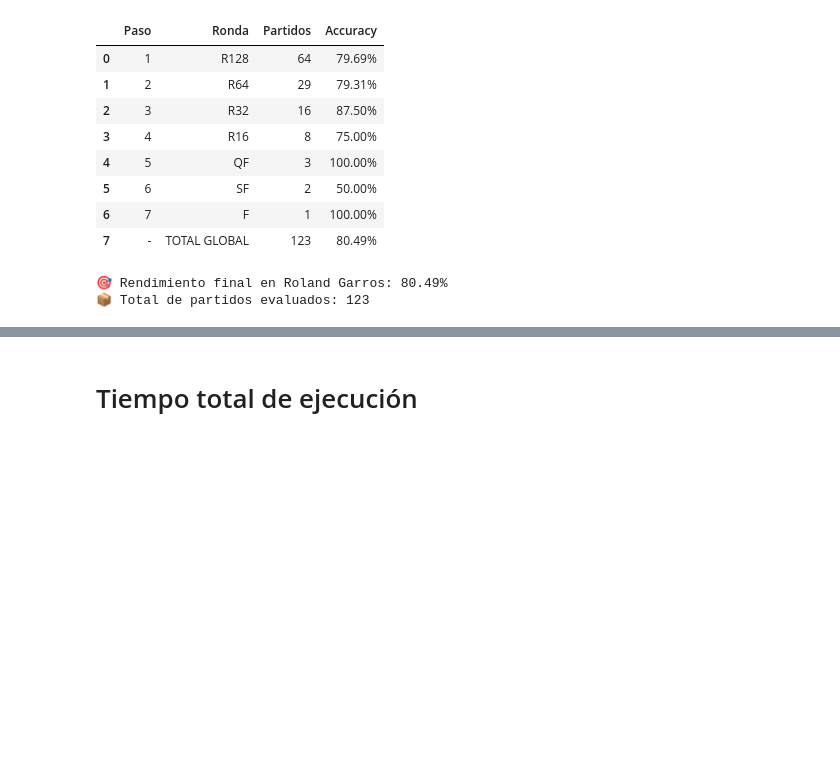
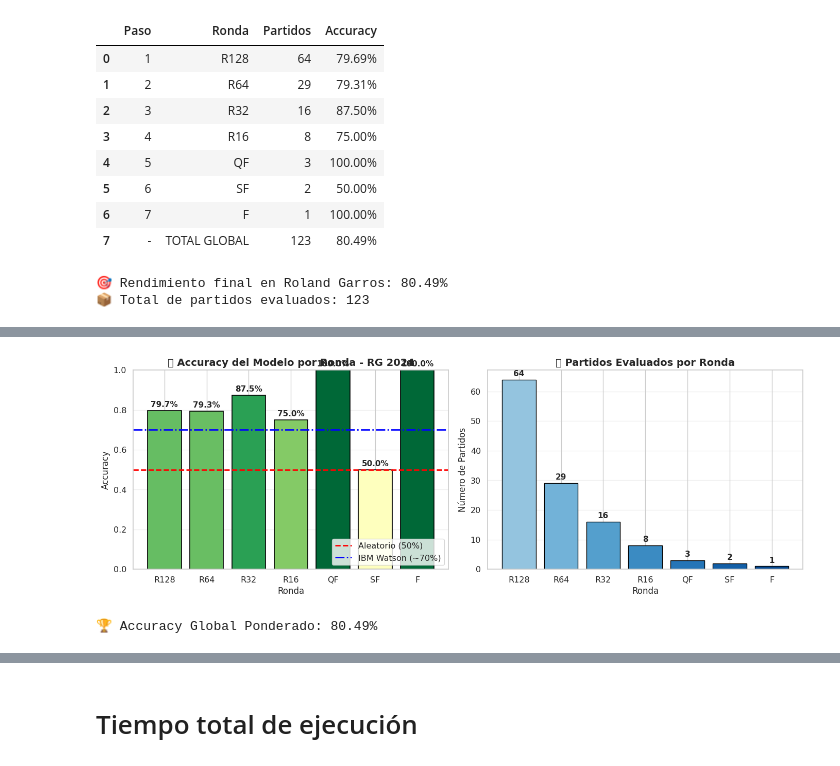
Before and after one commit to Sterrysx/Tennis-ML-APA, a Jupyter notebook: notebooks/03_extra_IBM.ipynb, the cells around one changed output, grey strips where cells are left out. Cells and saved outputs as stored; diff of their text form; code cells hidden in the pictures; blank space fills up the shorter version.

```diff
--- a/notebooks/03_extra_IBM.ipynb
+++ b/notebooks/03_extra_IBM.ipynb
@@ -343,0 +350,51 @@ print(f"📦 Total de partidos evaluados: {total_partidos}")
+# %%
+# =============================================================================
+# 📈 VISUALIZACIÓN 1: Accuracy por Ronda con Comparativa IBM
+# =============================================================================
+
+fig, axes = plt.subplots(1, 2, figsize=(14, 5))
+
+# --- Gráfico 1: Accuracy por Ronda ---
+ax1 = axes[0]
+colors_acc = plt.cm.RdYlGn(resumen_final['Accuracy'].values)
+bars = ax1.bar(resumen_final['Ronda'], resumen_final['Accuracy'], color=colors_acc, edgecolor='black', linewidth=1.2)
+
+# Línea de referencia (50% aleatorio)
+ax1.axhline(y=0.5, color='red', linestyle='--', linewidth=2, label='Aleatorio (50%)')
+# Línea de IBM aproximada (según datos públicos ~70%)
+ax1.axhline(y=0.70, color='blue', linestyle='-.', linewidth=2, label='IBM Watson (~70%)')
+
+# Etiquetas en barras
+for bar, acc in zip(bars, resumen_final['Accuracy']):
+    height = bar.get_height()
+    ax1.annotate(f'{acc:.1%}', xy=(bar.get_x() + bar.get_width()/2, height),
+                 xytext=(0, 5), textcoords='offset points', ha='center', fontsize=11, fontweight='bold')
+
+ax1.set_xlabel('Ronda', fontsize=12)
+ax1.set_ylabel('Accuracy', fontsize=12)
+ax1.set_title('🎾 Accuracy del Modelo por Ronda - RG 2024', fontsize=14, fontweight='bold')
+ax1.set_ylim(0, 1)
+ax1.legend(loc='lower right')
+ax1.grid(axis='y', alpha=0.3)
+
+# --- Gráfico 2: Partidos por Ronda ---
+ax2 = axes[1]
+partidos_colores = plt.cm.Blues(np.linspace(0.4, 0.9, len(resumen_final)))
+bars2 = ax2.bar(resumen_final['Ronda'], resumen_final['Partidos'], color=partidos_colores, edgecolor='black')
+
+for bar, part in zip(bars2, resumen_final['Partidos']):
+    ax2.annotate(f'{part}', xy=(bar.get_x() + bar.get_width()/2, bar.get_height()),
+                 xytext=(0, 5), textcoords='offset points', ha='center', fontsize=11, fontweight='bold')
+
+ax2.set_xlabel('Ronda', fontsize=12)
+ax2.set_ylabel('Número de Partidos', fontsize=12)
+ax2.set_title('📊 Partidos Evaluados por Ronda', fontsize=14, fontweight='bold')
+ax2.grid(axis='y', alpha=0.3)
+
+plt.tight_layout()
+plt.show()
+
+print(f"\n🏆 Accuracy Global Ponderado: {accuracy_global:.2%}")
+# %% [output]
+[figure, added]
+🏆 Accuracy Global Ponderado: 80.49%
```
Also changed, not shown: parts of 8 cells of this notebook.
